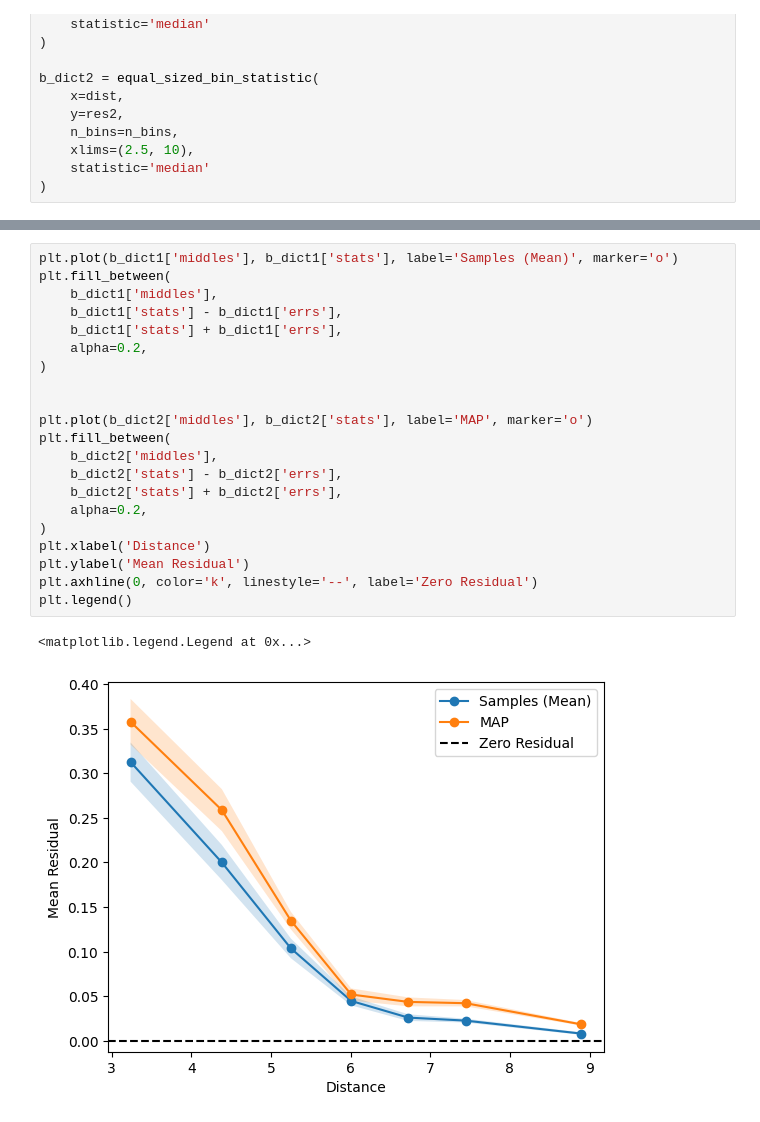
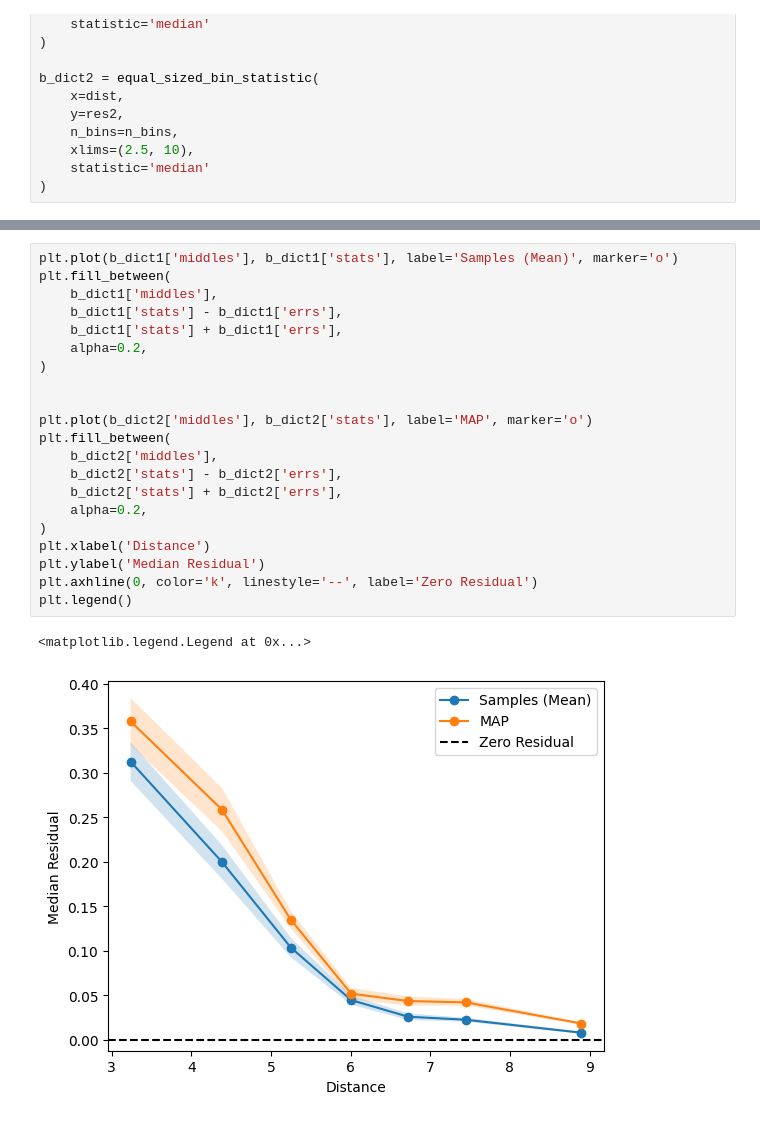
Before and after one commit to ismael-mendoza/bliss, a Jupyter notebook: experiment/notebooks/explore/pair-sim-results1.ipynb, the cells around one changed output, grey strips where cells are left out. Cells and saved outputs as stored; diff of their text form.

```diff
--- a/experiment/notebooks/explore/pair-sim-results1.ipynb
+++ b/experiment/notebooks/explore/pair-sim-results1.ipynb
@@ -460,27 +460,27 @@ b_dict1['middles'], b_dict1['stats'], b_dict1['errs'], b_dict1['counts']
 # %%
 plt.plot(b_dict1['middles'], b_dict1['stats'], label='Samples (Mean)', marker='o')
 plt.fill_between(
     b_dict1['middles'],
     b_dict1['stats'] - b_dict1['errs'],
     b_dict1['stats'] + b_dict1['errs'],
     alpha=0.2,
 )
 
 
 plt.plot(b_dict2['middles'], b_dict2['stats'], label='MAP', marker='o')
 plt.fill_between(
     b_dict2['middles'],
     b_dict2['stats'] - b_dict2['errs'],
     b_dict2['stats'] + b_dict2['errs'],
     alpha=0.2,
 )
 plt.xlabel('Distance')
-plt.ylabel('Mean Residual')
+plt.ylabel('Median Residual')
 plt.axhline(0, color='k', linestyle='--', label='Zero Residual')
 plt.legend()
 # %% [output]
 <matplotlib.legend.Legend at 0x...>
-[figure, old version]
+[figure, new version]
 # %%
 # same but blendedness (log space)
 n_bins = 7
```
Also changed, not shown: parts of 3 cells of this notebook.
